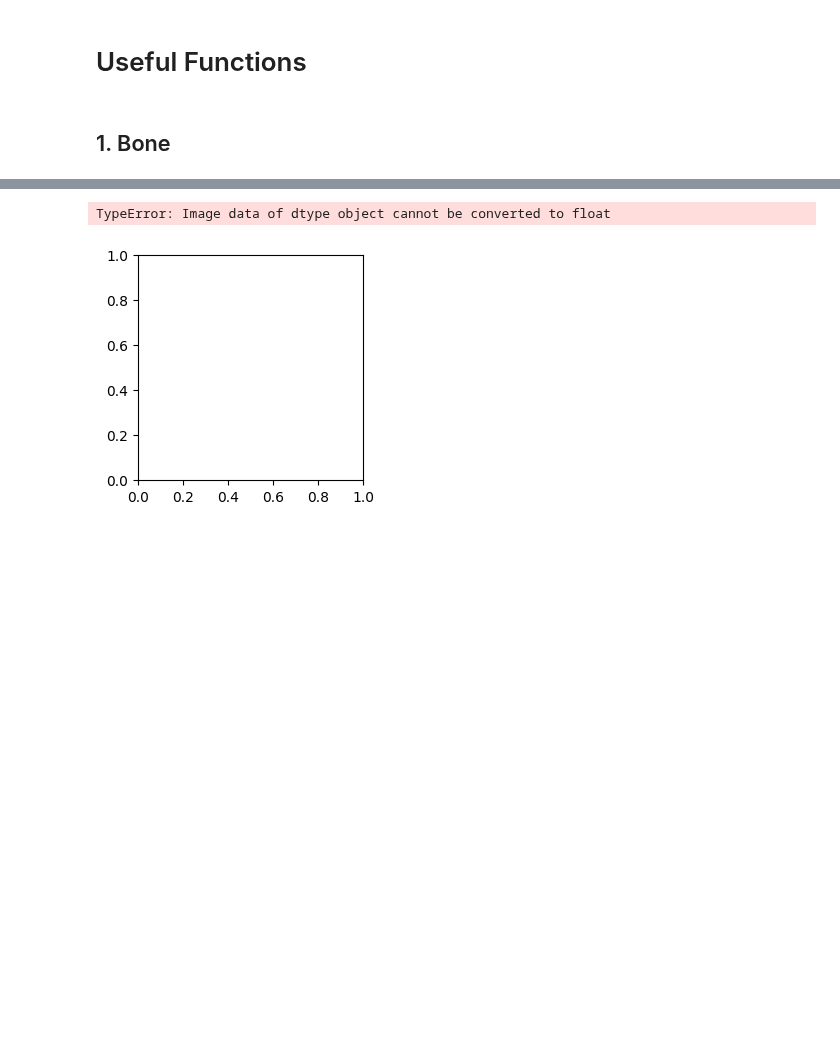
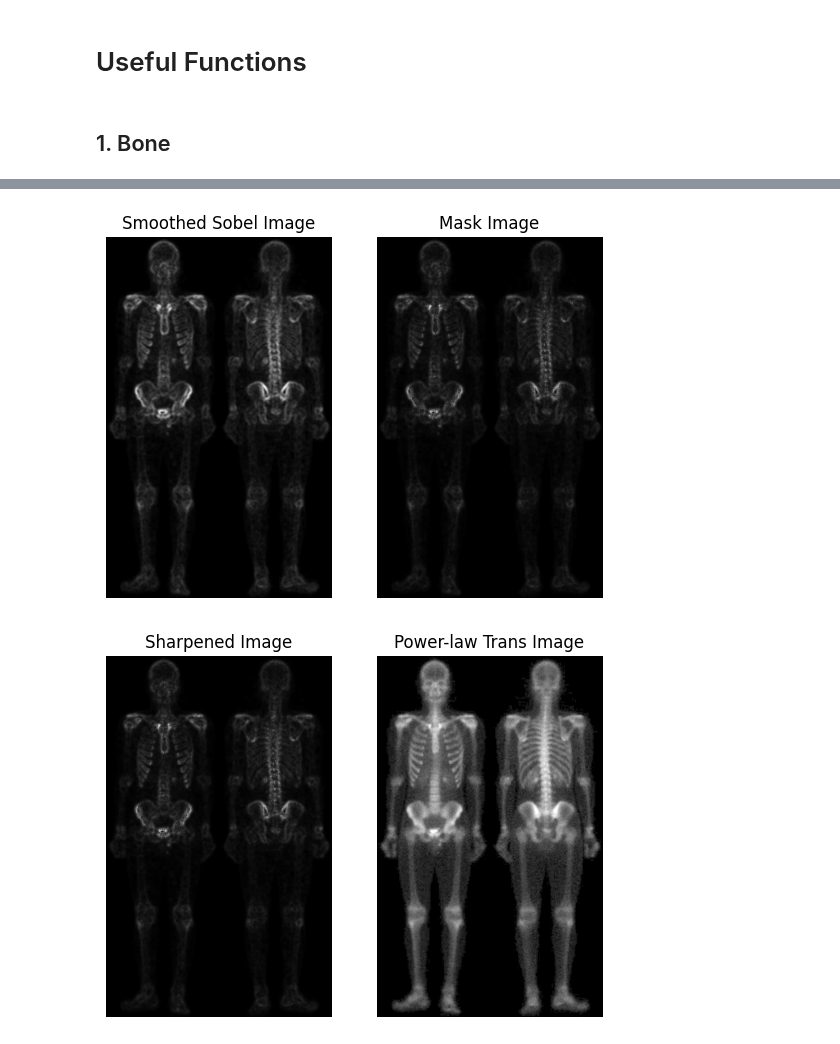
Before and after one commit to Vincent-Lien/NYCU_DIP_2024, a Jupyter notebook: HW3-4/HW3-4_code.ipynb, the cells around one changed output, grey strips where cells are left out. Drawn from its saved outputs; the diff is of its cells as text; code cells hidden in the pictures; blank space fills up the shorter version.

```diff
--- a/HW3-4/HW3-4_code.ipynb
+++ b/HW3-4/HW3-4_code.ipynb
@@ -77,25 +77,27 @@ def show_results(img, laplacian_img, sharpened_img1, sobel_gradient_img, smooth_
 
     plt.show()
 
-# def normalize_image(image):
-#     min_val = np.min(image)
-#     g_m = image - min_val
+class
 
-#     g_s = 255 * (g_m / np.max(g_m))
-#     return np.round(g_s)
+def normalize_image(image):
+    min_val = np.min(image)
+    g_m = image - min_val
+
+    g_s = 255 * (g_m / np.max(g_m))
+    return g_s
 # %% [markdown]
 ## 1. Bone
 # %%
 # (b)
-Laplacian_kernel = np.array([
+laplacian_kernel = np.array([
     [-1, -1, -1],
     [-1,  8, -1],
     [-1, -1, -1]
 ])
-laplacian_img1 = cv2.filter2D(img1, cv2.CV_64F, Laplacian_kernel)
+laplacian_img1 = cv2.filter2D(img1, cv2.CV_64F, laplacian_kernel)
 
 # (c)
-sharpened_img1 = img1 + laplacian_img1
+sharpened_by_laplacian_img1 = img1 + normalize_image(laplacian_img1)
 
 # (d)
 sobel_kernel_x = np.array([
@@ -115,9 +117,21 @@ grad_x = cv2.filter2D(img1, cv2.CV_64F, sobel_kernel_x)
 grad_y = cv2.filter2D(img1, cv2.CV_64F, sobel_kernel_y)
 
 sobel_mag1 = np.absolute(grad_x) + np.absolute(grad_y)
-sobel_mag1 = sobel_mag1.astype(np.uint8)
 
 # (e)
-show_results(img1, laplacian_img1, sharpened_img1, sobel_mag1, None, None, None, None)
+sobel_smoothed_img1 = cv2.blur(sobel_mag1, (5, 5))
+
+# (f)
+mask_img1 = normalize_image(laplacian_img1) * sobel_smoothed_img1
+
+# (g)
+sharpened_by_mask_img1 = img1 + mask_img1
+
+# (h)
+gamma, c = 0.5, 1
+final_img1 = c * img1 ** gamma
+
+# show the results
+show_results(img1, laplacian_img1, sharpened_by_laplacian_img1, sobel_mag1, sobel_smoothed_img1, mask_img1, sharpened_by_mask_img1, final_img1)
 # %% [output]
 [figure]
@@ -125,2 +139,2 @@ show_results(img1, laplacian_img1, sharpened_img1, sobel_mag1, None, None, None,
-TypeError: Image data of dtype object cannot be converted to float
-[figure, old version]
+[figure, new version]
+[figure, added]
```
Also changed, not shown: parts of 1 cell of this notebook.
